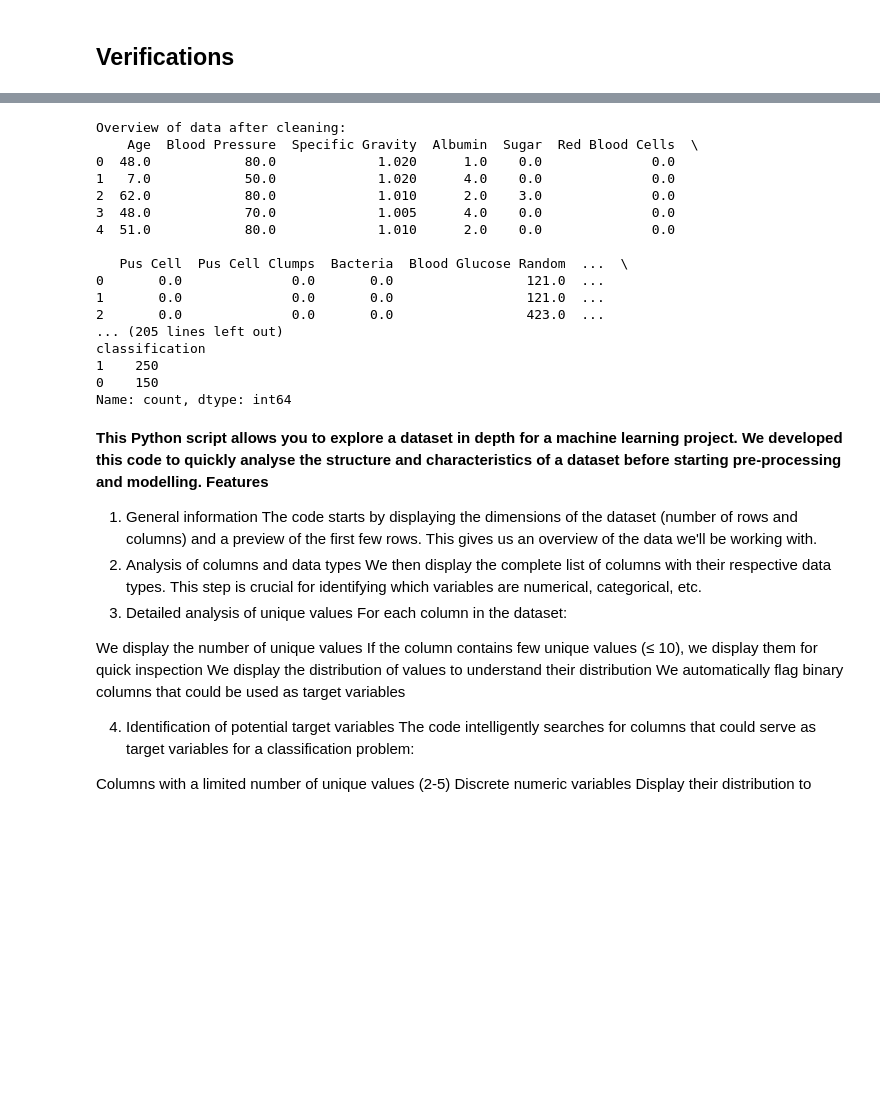
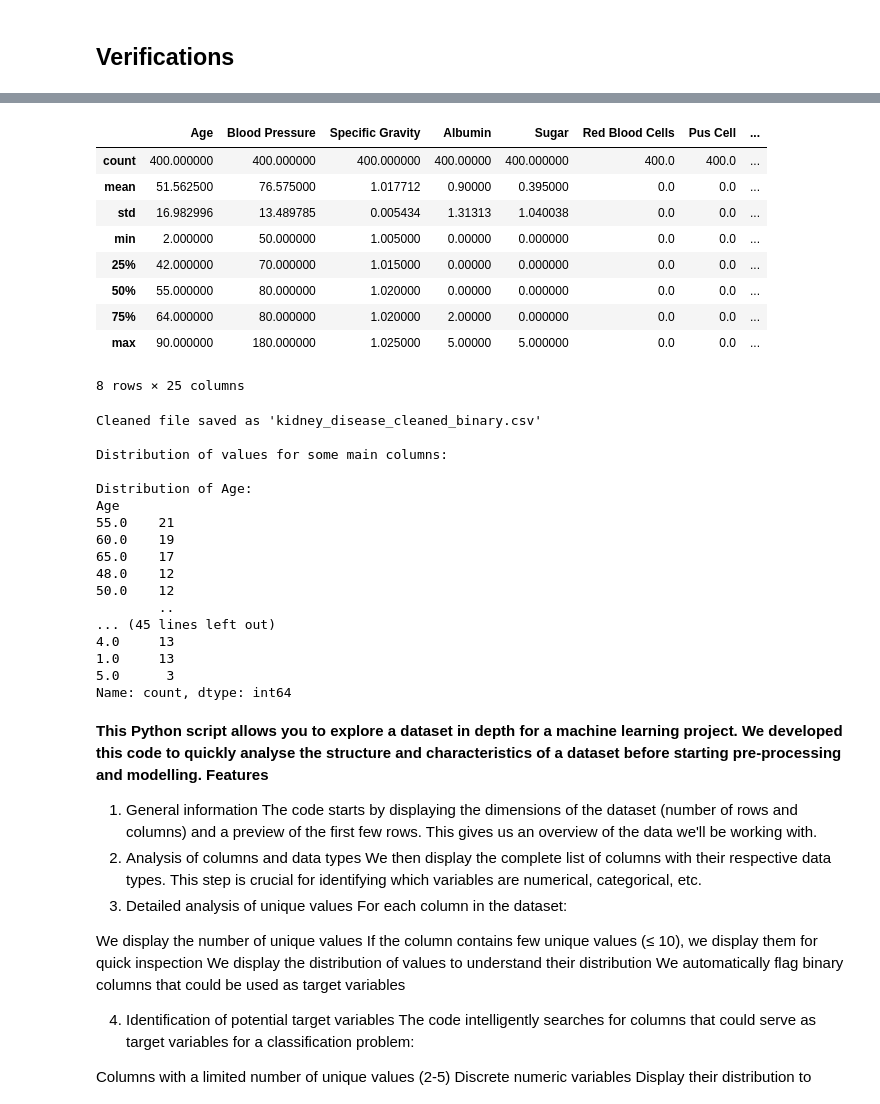
Before and after one commit to hepi1911/ML, a Jupyter notebook: Project_Machine_Learning.ipynb, the cells around one changed output, grey strips where cells are left out. Cells and saved outputs as stored; diff of their text form; code cells hidden in the pictures; blank space fills up the shorter version.

```diff
--- a/Project_Machine_Learning.ipynb
+++ b/Project_Machine_Learning.ipynb
@@ -392,52 +444,41 @@ Column classification - imputation with median: 1.0
+# %%
+df.describe()
+# %% [output]
+|  | Age | Blood Pressure | Specific Gravity | Albumin | Sugar | Red Blood Cells | Pus Cell | ... |
+| count | 400.000000 | 400.000000 | 400.000000 | 400.00000 | 400.000000 | 400.0 | 400.0 | ... |
+| mean | 51.562500 | 76.575000 | 1.017712 | 0.90000 | 0.395000 | 0.0 | 0.0 | ... |
+| std | 16.982996 | 13.489785 | 0.005434 | 1.31313 | 1.040038 | 0.0 | 0.0 | ... |
+| min | 2.000000 | 50.000000 | 1.005000 | 0.00000 | 0.000000 | 0.0 | 0.0 | ... |
+| 25% | 42.000000 | 70.000000 | 1.015000 | 0.00000 | 0.000000 | 0.0 | 0.0 | ... |
+| 50% | 55.000000 | 80.000000 | 1.020000 | 0.00000 | 0.000000 | 0.0 | 0.0 | ... |
+| 75% | 64.000000 | 80.000000 | 1.020000 | 2.00000 | 0.000000 | 0.0 | 0.0 | ... |
+| max | 90.000000 | 180.000000 | 1.025000 | 5.00000 | 5.000000 | 0.0 | 0.0 | ... |
+8 rows × 25 columns
 # %%
-
-
-# Check the result after cleaning
-print("\nOverview of data after cleaning:")
-print(df.head())
-print("\nInformation after cleaning:")
-print(df.info())
-print("\nChecking remaining missing values:")
-print(df.isnull().sum())
-
-# Final statistical analysis
-print("\nDescriptive statistics after conversion and imputation:")
-print(df.describe())
-
-# Save the cleaned dataset
 df.to_csv('kidney_disease_cleaned_binary.csv', index=False)
 print("\nCleaned file saved as 'kidney_disease_cleaned_binary.csv'")
 
-# Option: display the distribution of values to check
 print("\nDistribution of values for some main columns:")
 for col in df.columns[:5]:  # Limited to the first 5 columns
     print(f"\nDistribution of {col}:")
     print(df[col].value_counts())
-
-# Specific verification of the target variable (class or classification)
-if 'class' in df.columns:
-    print("\nDistribution of the 'class' target variable:")
-    print(df['class'].value_counts())
-elif 'classification' in df.columns:
-    print("\nDistribution of the 'classification' target variable:")
-    print(df['classification'].value_counts())
 # %% [output]
-Overview of data after cleaning:
-    Age  Blood Pressure  Specific Gravity  Albumin  Sugar  Red Blood Cells  \
-0  48.0            80.0             1.020      1.0    0.0              0.0
-1   7.0            50.0             1.020      4.0    0.0              0.0
-2  62.0            80.0             1.010      2.0    3.0              0.0
-3  48.0            70.0             1.005      4.0    0.0              0.0
-4  51.0            80.0             1.010      2.0    0.0              0.0
+Cleaned file saved as 'kidney_disease_cleaned_binary.csv'
 
-   Pus Cell  Pus Cell Clumps  Bacteria  Blood Glucose Random  ...  \
-0       0.0              0.0       0.0                 121.0  ...
-1       0.0              0.0       0.0                 121.0  ...
-2       0.0              0.0       0.0                 423.0  ...
-... (205 lines left out)
-classification
-1    250
-0    150
+Distribution of values for some main columns:
+
+Distribution of Age:
+Age
+55.0    21
+60.0    19
+65.0    17
+48.0    12
+50.0    12
+        ..
+... (45 lines left out)
+4.0     13
+1.0     13
+5.0      3
 Name: count, dtype: int64
 # %% [markdown]
 **This Python script allows you to explore a dataset in depth for a machine learning project. We developed this code to quickly analyse the structure and characteristics of a dataset before starting pre-processing and modelling.
```
Also changed, not shown: parts of 24 cells of this notebook.
